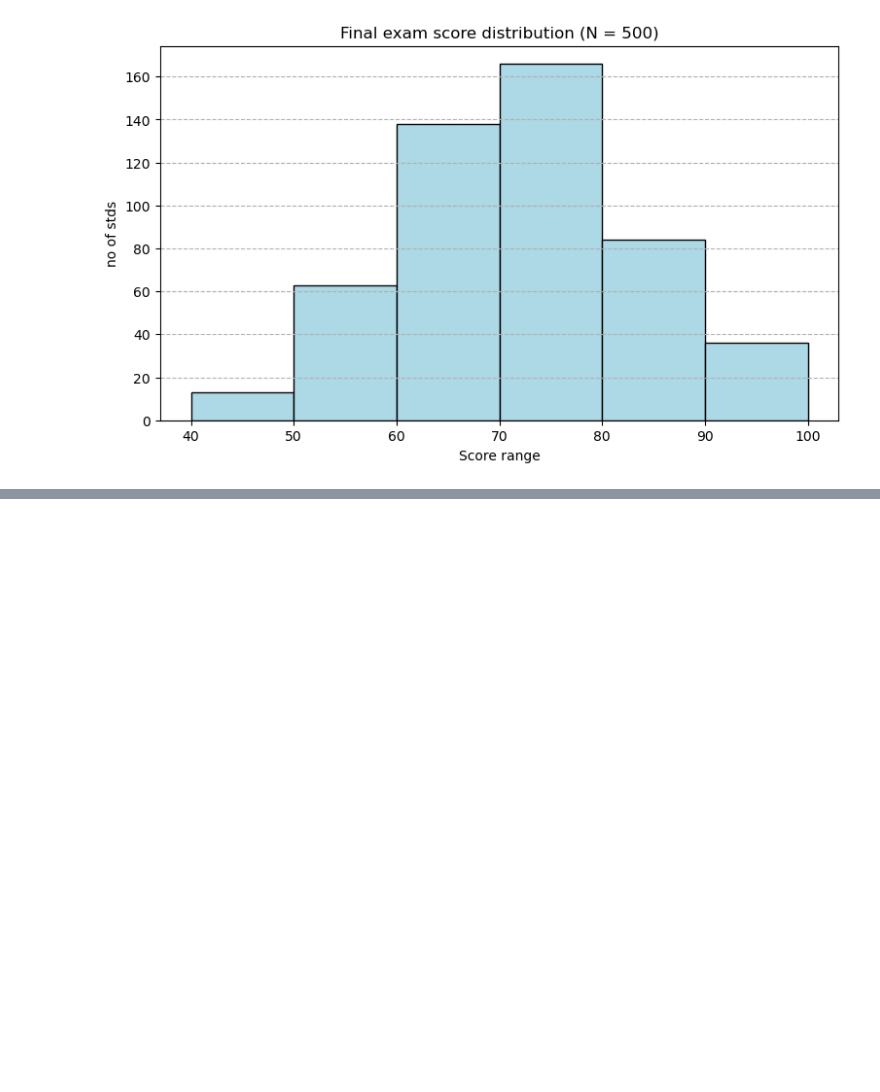
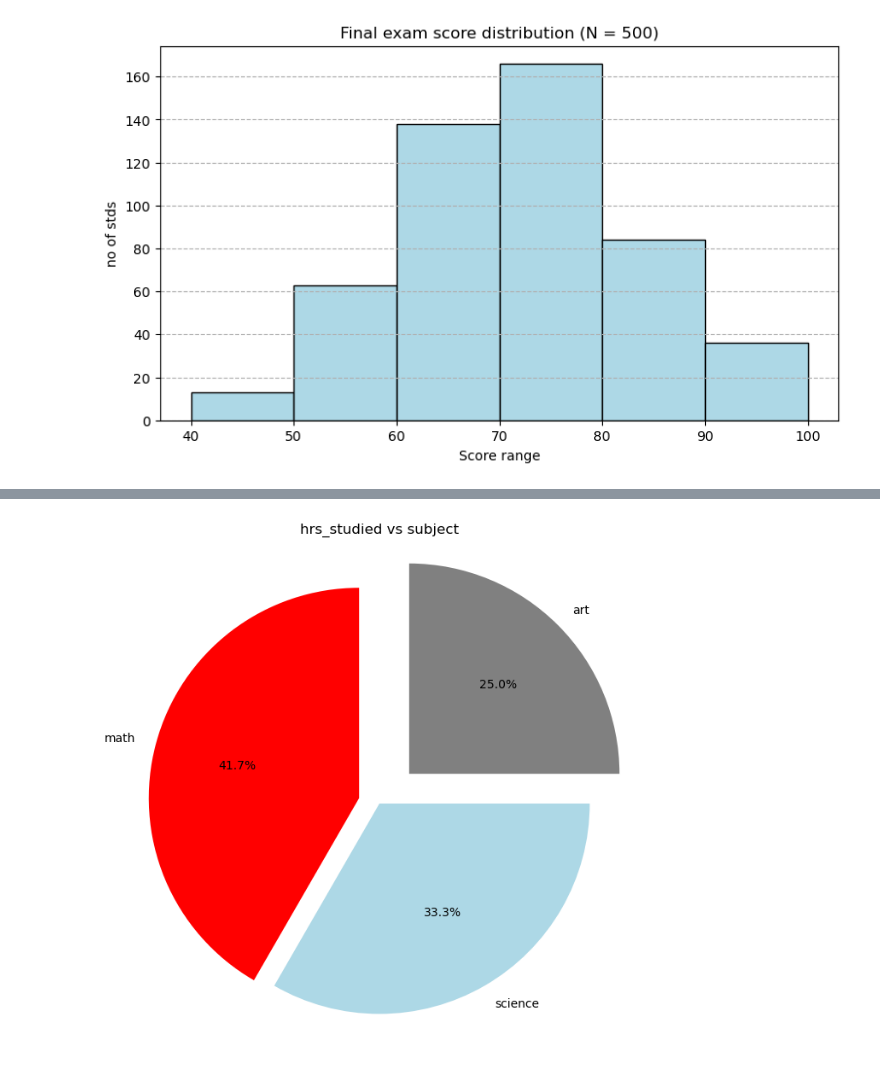
Before and after one commit to aayushma013/DataScience, a Jupyter notebook: visualizaton.ipynb, the cells around one changed output, grey strips where cells are left out. Cells and saved outputs as stored; diff of their text form; code cells hidden in the pictures; blank space fills up the shorter version.

```diff
--- a/visualizaton.ipynb
+++ b/visualizaton.ipynb
@@ -180,0 +250,12 @@ plt.show()
+# %%
+subjects = ['math','science','art']
+hrs_studied = [5,4,3]
+
+explode = [0.1,0,0.2]
+
+plt.figure(figsize=(8,8))
+plt.pie(hrs_studied, labels= subjects, autopct ='%1.1f%%', startangle = 90, colors = ['red','lightblue','grey'], explode = explode)
+plt.title('hrs_studied vs subject')
+plt.show()
+# %% [output]
+[figure, added]
```
Also changed, not shown: parts of 13 cells of this notebook.
